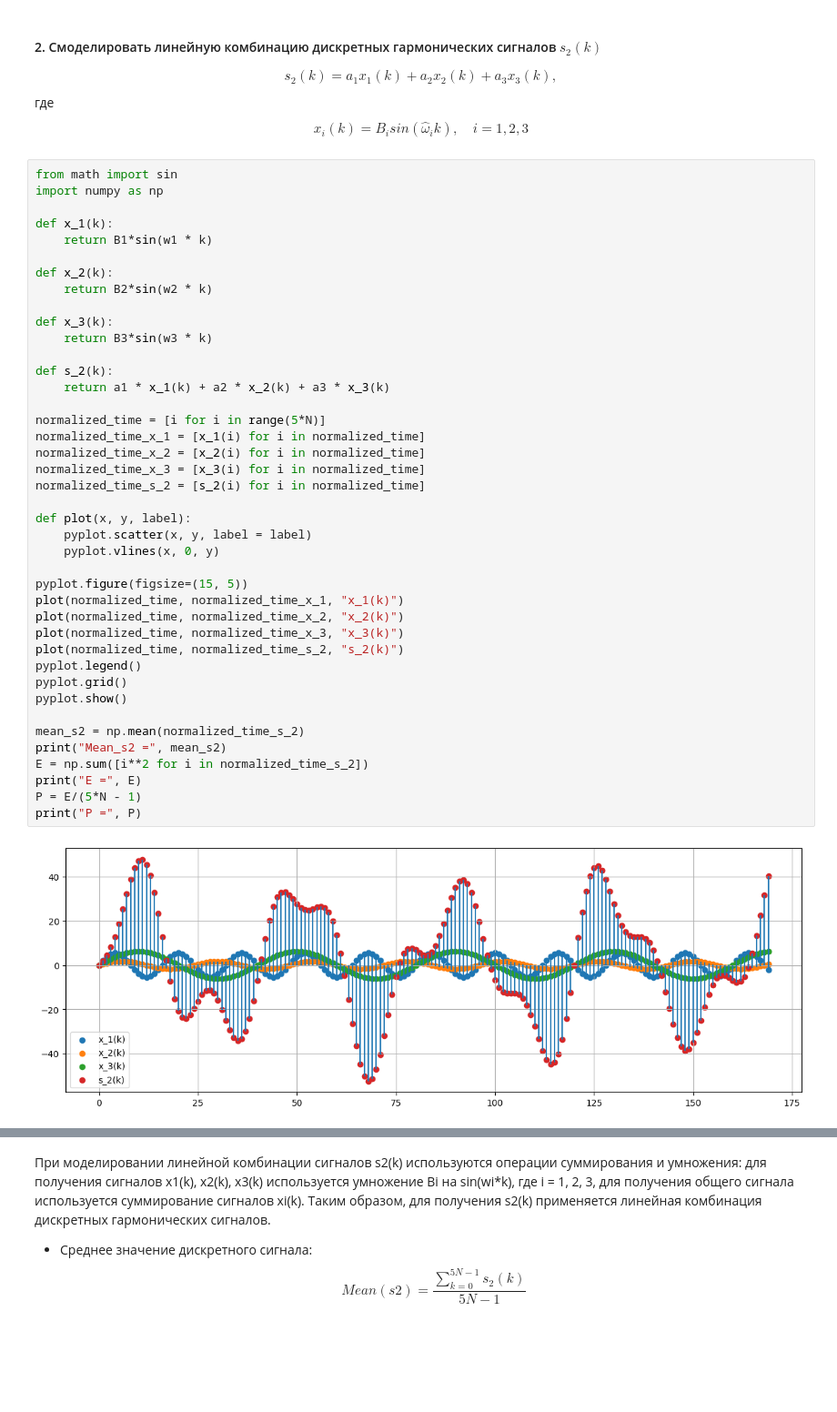
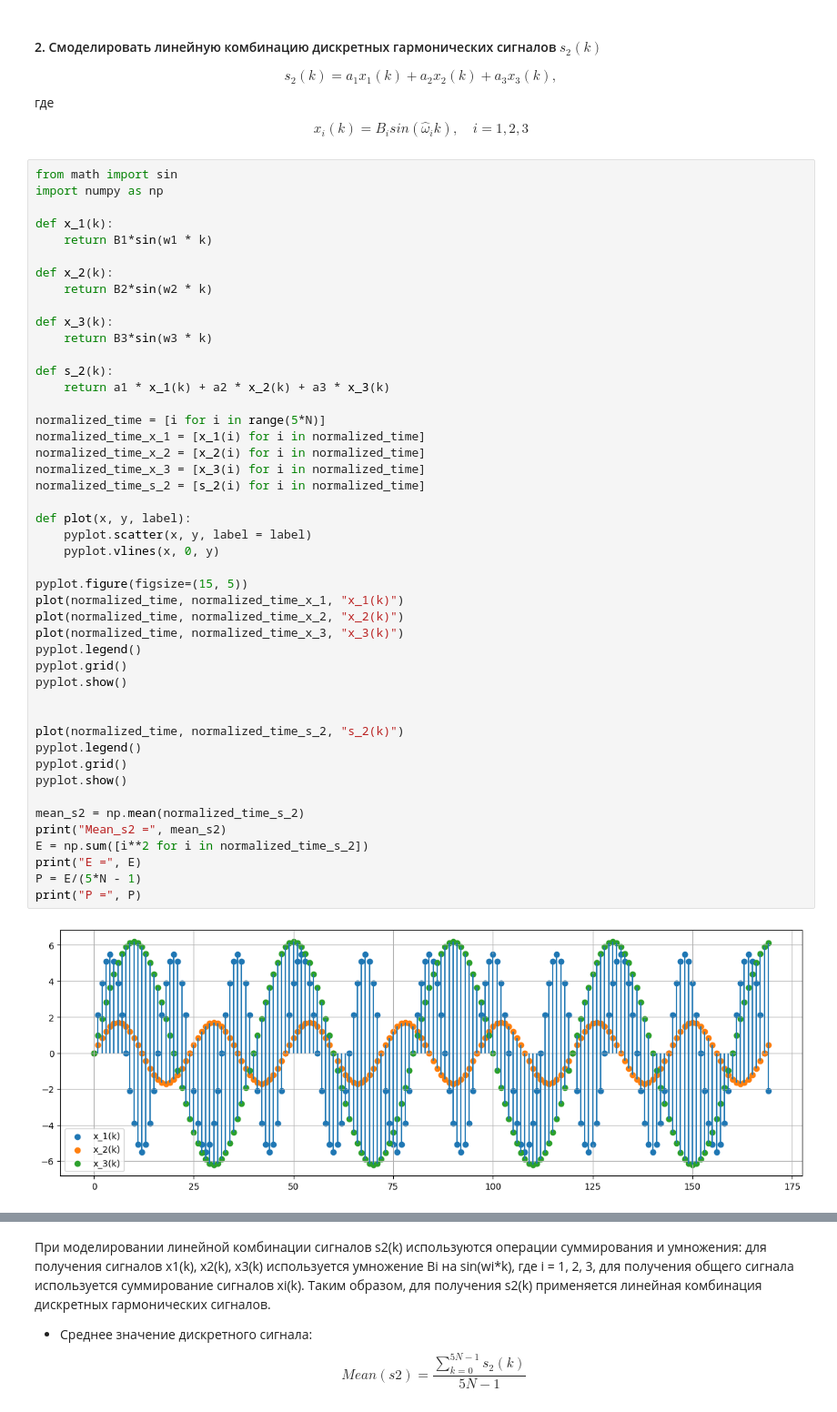
Before and after one commit to the-mvi/dsp-2023, a Jupyter notebook: 0304_Guryanov_SO_Nikitin_DE/task2.ipynb, the cells around one changed output, grey strips where cells are left out. Shown at 91% size. Drawn from its saved outputs; the diff is of its cells as text; blank space fills up the shorter version.

```diff
--- a/0304_Guryanov_SO_Nikitin_DE/task2.ipynb
+++ b/0304_Guryanov_SO_Nikitin_DE/task2.ipynb
@@ -82,31 +82,36 @@ def x_3(k):
 
 def s_2(k):
     return a1 * x_1(k) + a2 * x_2(k) + a3 * x_3(k)
 
 normalized_time = [i for i in range(5*N)]
 normalized_time_x_1 = [x_1(i) for i in normalized_time]
 normalized_time_x_2 = [x_2(i) for i in normalized_time]
 normalized_time_x_3 = [x_3(i) for i in normalized_time]
 normalized_time_s_2 = [s_2(i) for i in normalized_time]
 
 def plot(x, y, label):
     pyplot.scatter(x, y, label = label)
     pyplot.vlines(x, 0, y)
 
 pyplot.figure(figsize=(15, 5))
 plot(normalized_time, normalized_time_x_1, "x_1(k)")
 plot(normalized_time, normalized_time_x_2, "x_2(k)")
 plot(normalized_time, normalized_time_x_3, "x_3(k)")
+pyplot.legend()
+pyplot.grid()
+pyplot.show()
+
+
 plot(normalized_time, normalized_time_s_2, "s_2(k)")
 pyplot.legend()
 pyplot.grid()
 pyplot.show()
 
 mean_s2 = np.mean(normalized_time_s_2)
 print("Mean_s2 =", mean_s2)
 E = np.sum([i**2 for i in normalized_time_s_2])
 print("E =", E)
 P = E/(5*N - 1)
 print("P =", P)
 # %% [output]
-[figure, old version]
+[figure, new version]
```
Also changed, not shown: parts of 1 cell of this notebook.
